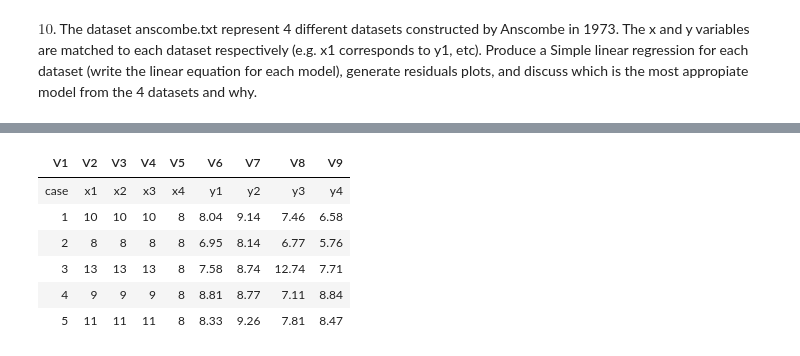
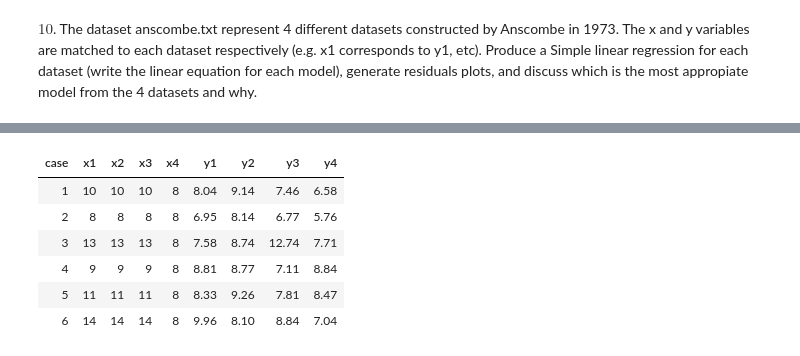
Before and after one commit to abchapman93/BMI_Prob_Stats, a Jupyter notebook: Module/Exam_2/Exam 2.ipynb, the cells around one changed output, grey strips where cells are left out. Cells and saved outputs as stored; diff of their text form; code cells hidden in the pictures.

```diff
--- a/Module/Exam_2/Exam 2.ipynb
+++ b/Module/Exam_2/Exam 2.ipynb
@@ -94,11 +324,11 @@ $10$. The dataset anscombe.txt represent 4 different datasets constructed by Ans
 # %%
-ansc = read.table(file = "anscombe.txt", stringsAsFactors = F)
+ansc = read.table(file = "anscombe.txt", stringsAsFactors = F, header = TRUE)
 head(ansc)
 # %% [output]
-| V1 | V2 | V3 | V4 | V5 | V6 | V7 | V8 | V9 |
 | case | x1 | x2 | x3 | x4 | y1 | y2 | y3 | y4 |
 | 1 | 10 | 10 | 10 | 8 | 8.04 | 9.14 | 7.46 | 6.58 |
 | 2 | 8 | 8 | 8 | 8 | 6.95 | 8.14 | 6.77 | 5.76 |
 | 3 | 13 | 13 | 13 | 8 | 7.58 | 8.74 | 12.74 | 7.71 |
 | 4 | 9 | 9 | 9 | 8 | 8.81 | 8.77 | 7.11 | 8.84 |
 | 5 | 11 | 11 | 11 | 8 | 8.33 | 9.26 | 7.81 | 8.47 |
+| 6 | 14 | 14 | 14 | 8 | 9.96 | 8.10 | 8.84 | 7.04 |
```
Also changed, not shown: parts of 41 cells of this notebook.
